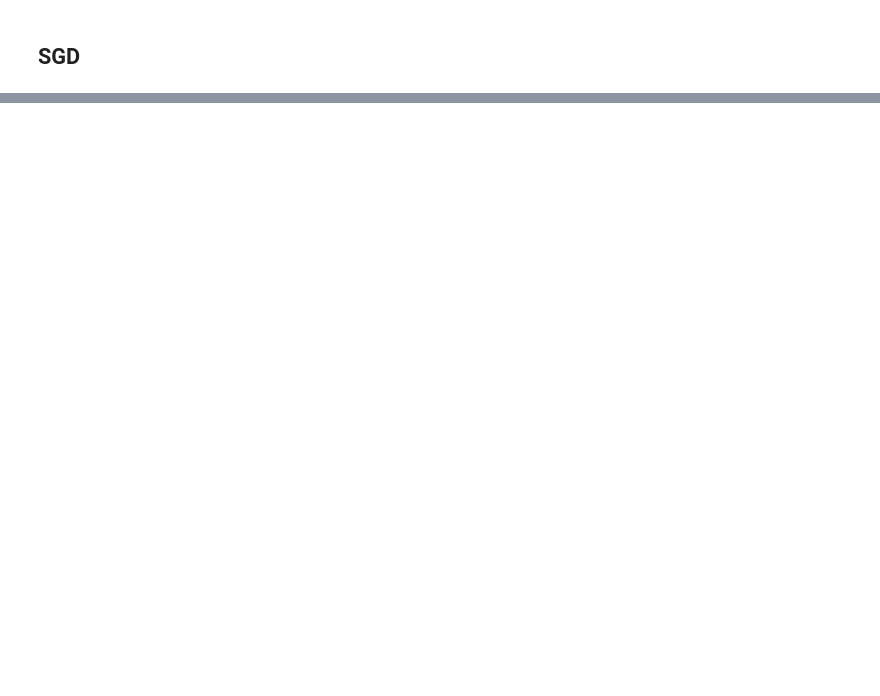
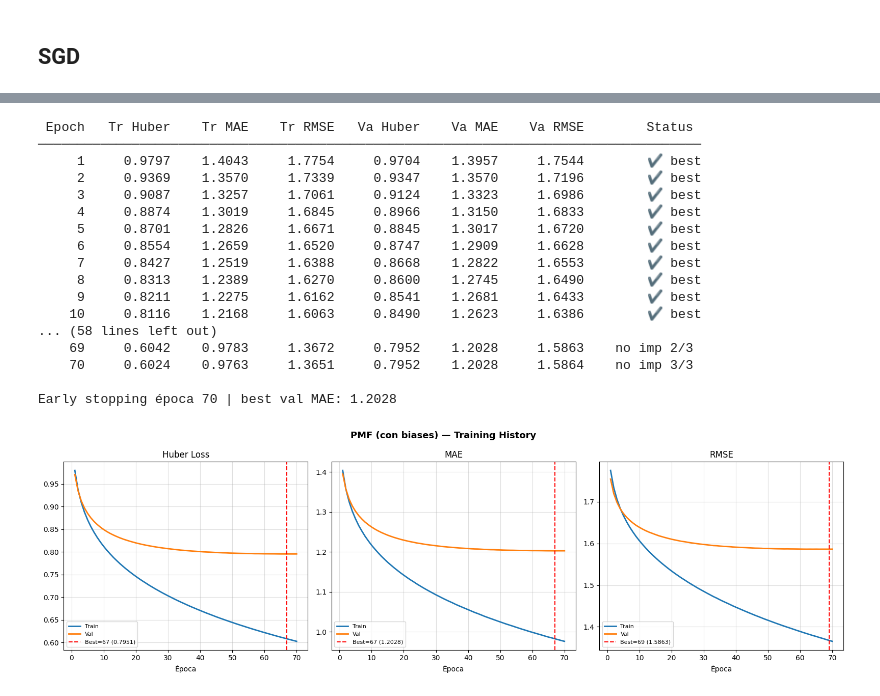
Before and after one commit to EderTarifa/recommender-systems, a Jupyter notebook: competition1_PMF.ipynb, the cells around one changed output, grey strips where cells are left out. Cells and saved outputs as stored; diff of their text form; code cells hidden in the pictures; blank space fills up the shorter version.

```diff
--- a/competition1_PMF.ipynb
+++ b/competition1_PMF.ipynb
@@ -790,0 +888,39 @@ pmf.plot_loss()
+# %%
+pmf = PMF(
+    n_factors  = 10,
+    lambda_U   = 1,   # puedes bajar lambda porque SGD ya regulariza implícitamente
+    lambda_V   = 1,
+    lambda_bu  = 0.1,
+    lambda_bi  = 0.1,
+    lr         = 0.005,   # lr más alto que con Adam (SGD no adapta el lr)
+    n_epochs   = 200,    # más épocas porque converge más lento
+    batch_size = 256,    # ← bajar de 2048 a 256 es clave con SGD
+    optimizer  = 'sgd',
+    use_biases = True,
+)
+pmf.fit(
+    x_train, y_train, x_val, y_val,
+    user_map, item_map,
+    patience=3
+)
+
+pmf.plot_loss()
+# %% [output]
+ Epoch   Tr Huber    Tr MAE    Tr RMSE   Va Huber    Va MAE    Va RMSE        Status
+─────────────────────────────────────────────────────────────────────────────────────
+     1     0.9797    1.4043     1.7754     0.9704    1.3957     1.7544        ✔ best
+     2     0.9369    1.3570     1.7339     0.9347    1.3570     1.7196        ✔ best
+     3     0.9087    1.3257     1.7061     0.9124    1.3323     1.6986        ✔ best
+     4     0.8874    1.3019     1.6845     0.8966    1.3150     1.6833        ✔ best
+     5     0.8701    1.2826     1.6671     0.8845    1.3017     1.6720        ✔ best
+     6     0.8554    1.2659     1.6520     0.8747    1.2909     1.6628        ✔ best
+     7     0.8427    1.2519     1.6388     0.8668    1.2822     1.6553        ✔ best
+     8     0.8313    1.2389     1.6270     0.8600    1.2745     1.6490        ✔ best
+     9     0.8211    1.2275     1.6162     0.8541    1.2681     1.6433        ✔ best
+    10     0.8116    1.2168     1.6063     0.8490    1.2623     1.6386        ✔ best
+... (58 lines left out)
+    69     0.6042    0.9783     1.3672     0.7952    1.2028     1.5863    no imp 2/3
+    70     0.6024    0.9763     1.3651     0.7952    1.2028     1.5864    no imp 3/3
+
+Early stopping época 70 | best val MAE: 1.2028
+[figure, added]
```
Also changed, not shown: parts of 34 cells of this notebook, 3 other files.
